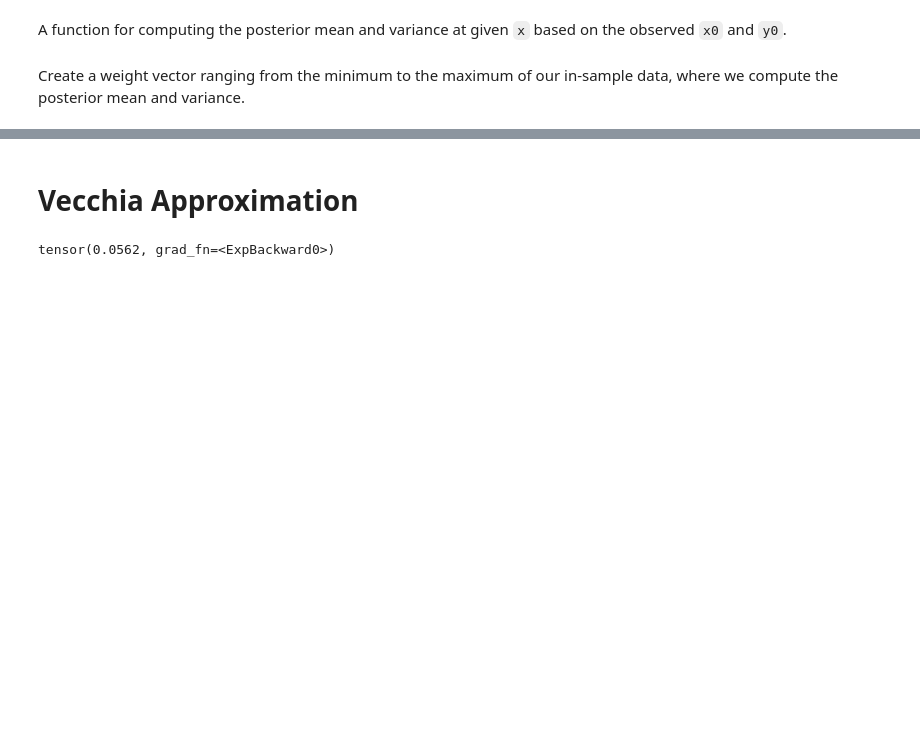
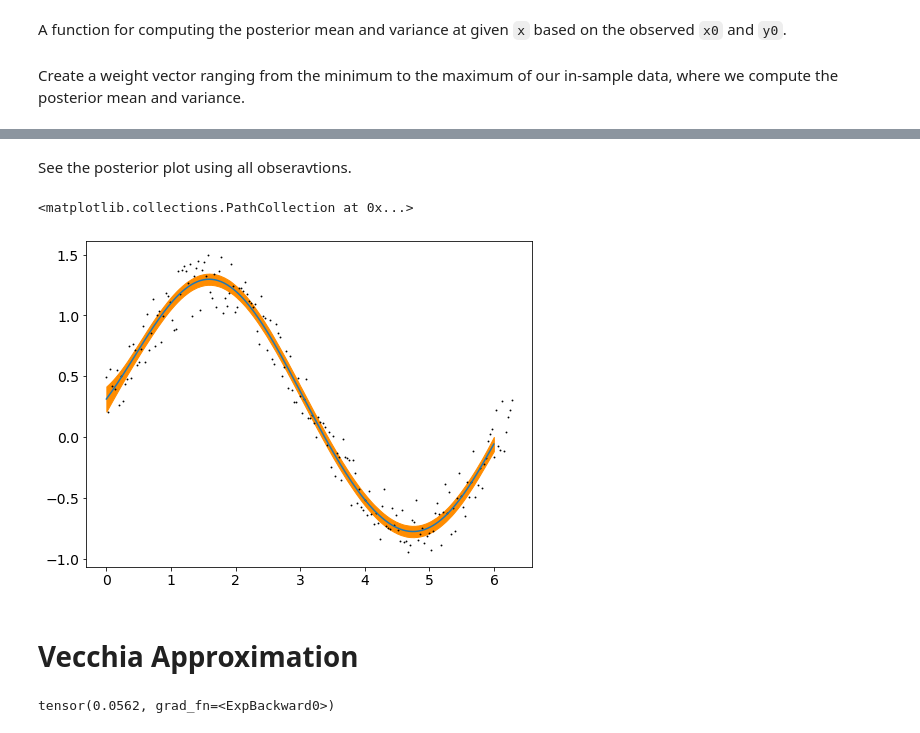
Before and after one commit to JCatwood/GPRTutorial, a Jupyter notebook: python-notebook/GPR-TAMIDS-2022S.ipynb, the cells around one changed output, grey strips where cells are left out. Cells and saved outputs as stored; diff of their text form; code cells hidden in the pictures; blank space fills up the shorter version.

```diff
--- a/python-notebook/GPR-TAMIDS-2022S.ipynb
+++ b/python-notebook/GPR-TAMIDS-2022S.ipynb
@@ -289,3 +322,17 @@ plt.scatter(x, y, s=0.75, color='black')
+# %% [markdown]
+See the posterior plot using all obseravtions.
+# %%
+with torch.no_grad():
+  muPost, sigmaPost = post_infer(weightVec, xTtl, yTtl, mu, logsigma,\
+                                 logbeta, lognugget)
+plt.figure(figsize=(8, 6))
+plt.plot(torch.squeeze(weightVec), muPost)
+plt.fill_between(torch.squeeze(weightVec), muPost - torch.mul(sigmaPost, 2),
+                 muPost + torch.mul(sigmaPost, 2), color='darkorange')
+plt.scatter(xTtl, yTtl, s=0.75, color='black')
+# %% [output]
+<matplotlib.collections.PathCollection at 0x...>
+[figure, added]
 # %% [markdown]
 # Vecchia Approximation
 # %%
```
Also changed, not shown: parts of 12 cells of this notebook.
